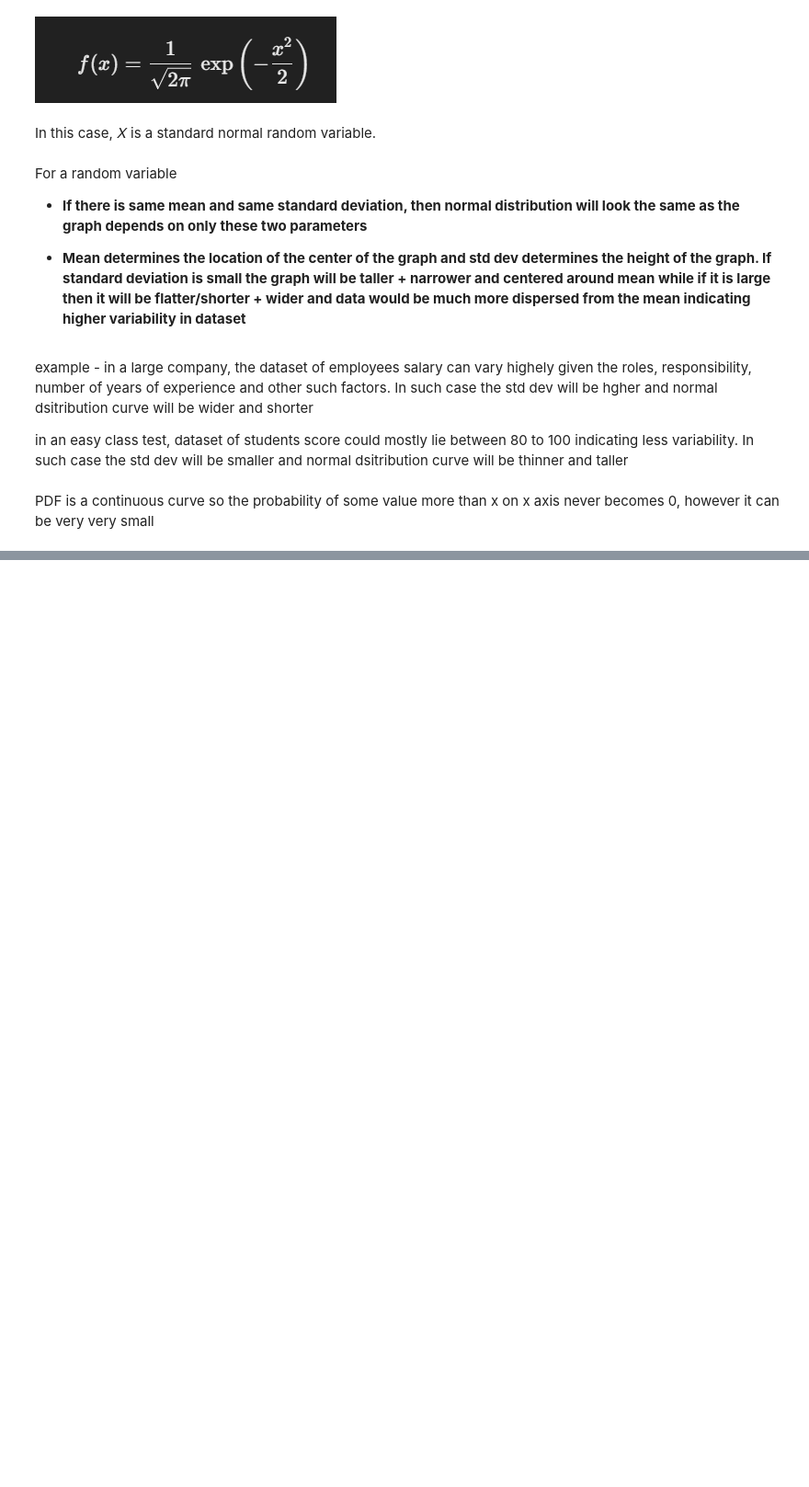
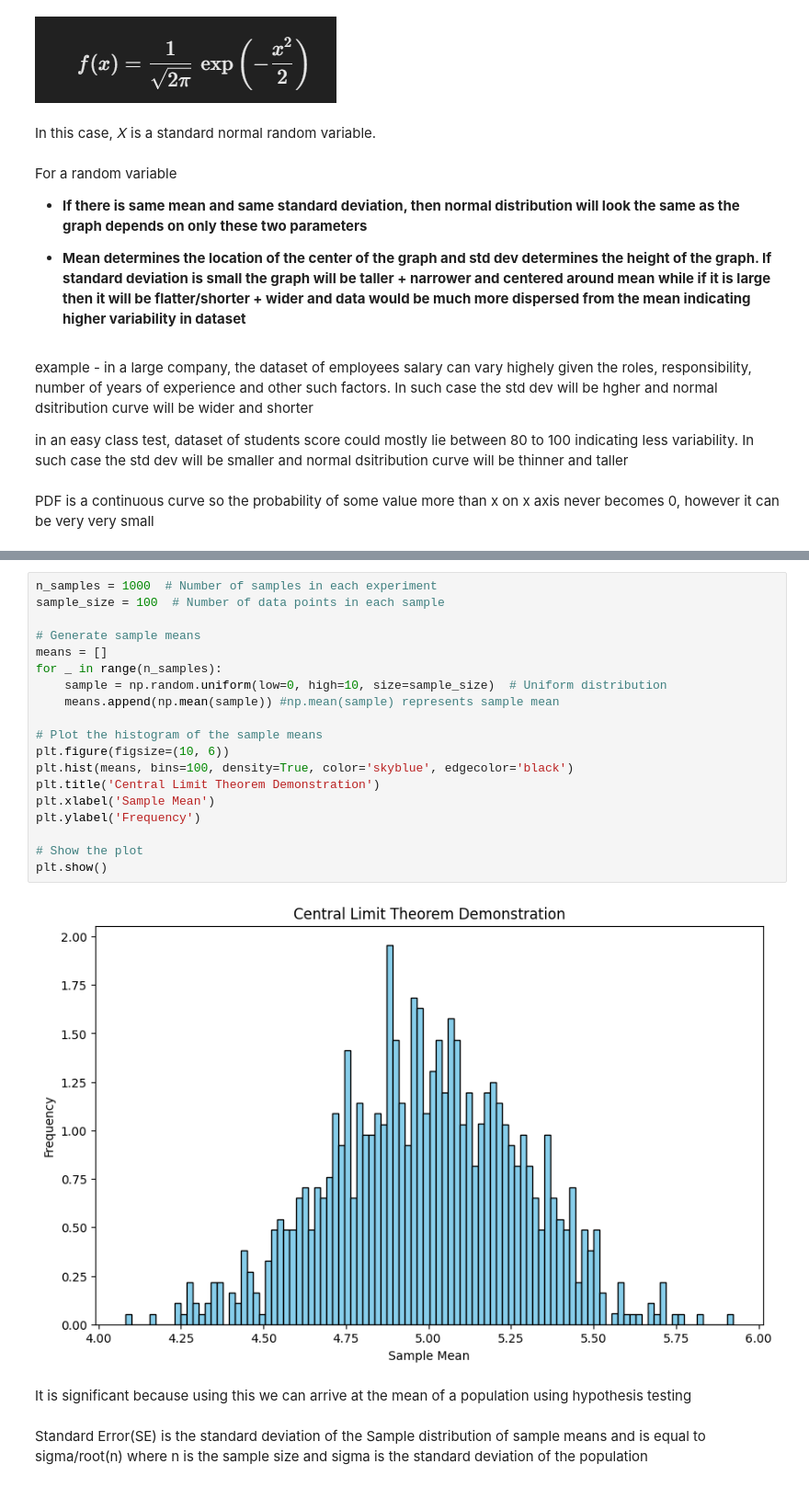
Before and after one commit to vvtrip/python_ds_course, a Jupyter notebook: 01_Prerequisites/02_probability_and_its_usecases.ipynb, the cells around one changed output, grey strips where cells are left out. Shown at 92% size. Cells and saved outputs as stored; diff of their text form; blank space fills up the shorter version.

Commit message:
adds central limit theorem

```diff
--- a/01_Prerequisites/02_probability_and_its_usecases.ipynb
+++ b/01_Prerequisites/02_probability_and_its_usecases.ipynb
@@ -505,0 +554,25 @@ PDF is a continuous curve so the probability of some value more than x on x axis
+# %%
+n_samples = 1000  # Number of samples in each experiment
+sample_size = 100  # Number of data points in each sample
+
+# Generate sample means
+means = []
+for _ in range(n_samples):
+    sample = np.random.uniform(low=0, high=10, size=sample_size)  # Uniform distribution
+    means.append(np.mean(sample)) #np.mean(sample) represents sample mean
+
+# Plot the histogram of the sample means
+plt.figure(figsize=(10, 6))
+plt.hist(means, bins=100, density=True, color='skyblue', edgecolor='black')
+plt.title('Central Limit Theorem Demonstration')
+plt.xlabel('Sample Mean')
+plt.ylabel('Frequency')
+
+# Show the plot
+plt.show()
+# %% [output]
+[figure, added]
+# %% [markdown]
+It is significant because using this we can arrive at the mean of a population using hypothesis testing
+# %% [markdown]
+Standard Error(SE) is the standard deviation of the Sample distribution of sample means and is equal to sigma/root(n) where n is the sample size and sigma is the standard deviation of the population
```
Also changed, not shown: parts of 10 cells of this notebook.
